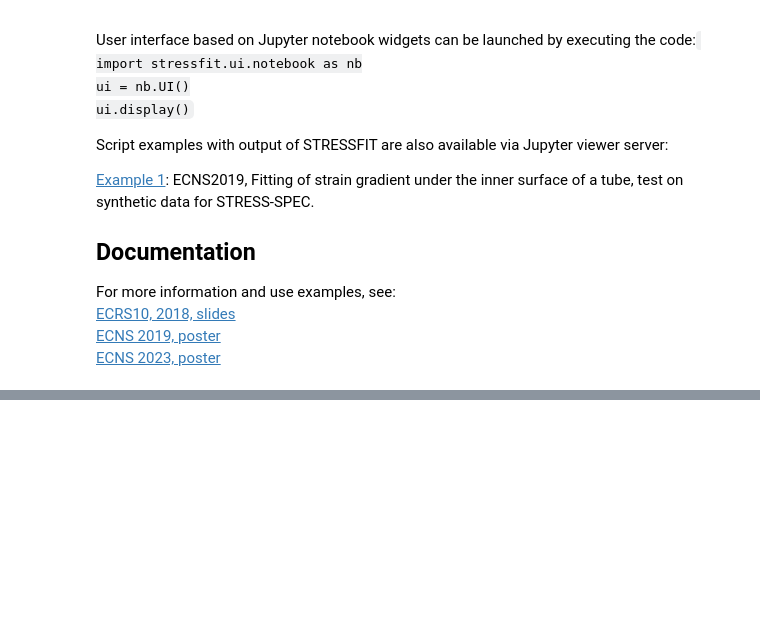
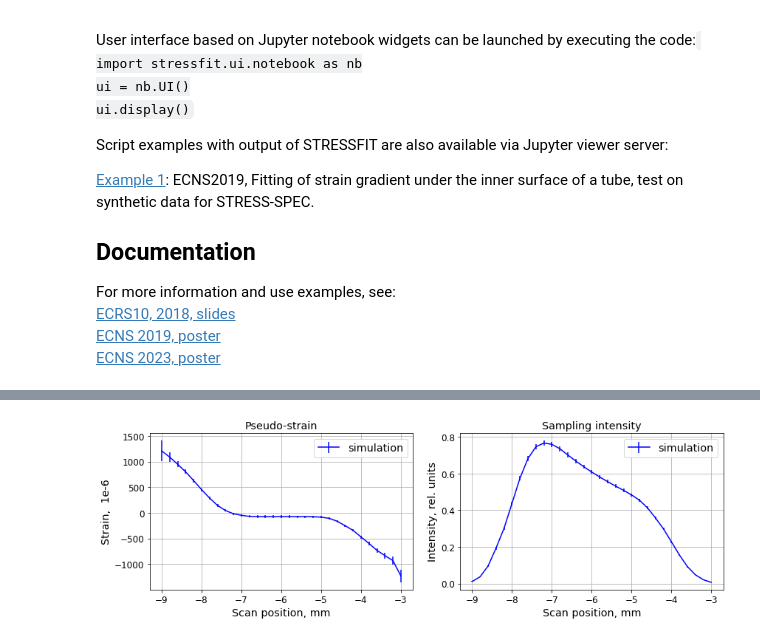
Before and after one commit to NPLtools/stressfit, a Jupyter notebook: stressfit_example1.ipynb, the cells around one changed output, grey strips where cells are left out. Saved outputs shown, nothing was run; the diff lists cells and outputs as text; code cells hidden in the pictures; blank space fills up the shorter version.

```diff
--- a/stressfit_example1.ipynb
+++ b/stressfit_example1.ipynb
@@ -224,0 +211,7 @@ comm.plot_scene(nev_plot, scan=scan['epsfile'], rang=scene_range, proj=scene_pro
+# %%
+# Define scan range in mm: minimum, maximum and number of steps.
+scan_range = [-9, -3, 31]
+# Calculate and plot (use ; to suppress the returned value print)
+comm.report_pseudo_strains(scan_range, '', nev=3000, intensity=True);
+# %% [output]
+[figure, added]
```
Also changed, not shown: parts of 40 cells of this notebook, 14 other files.
